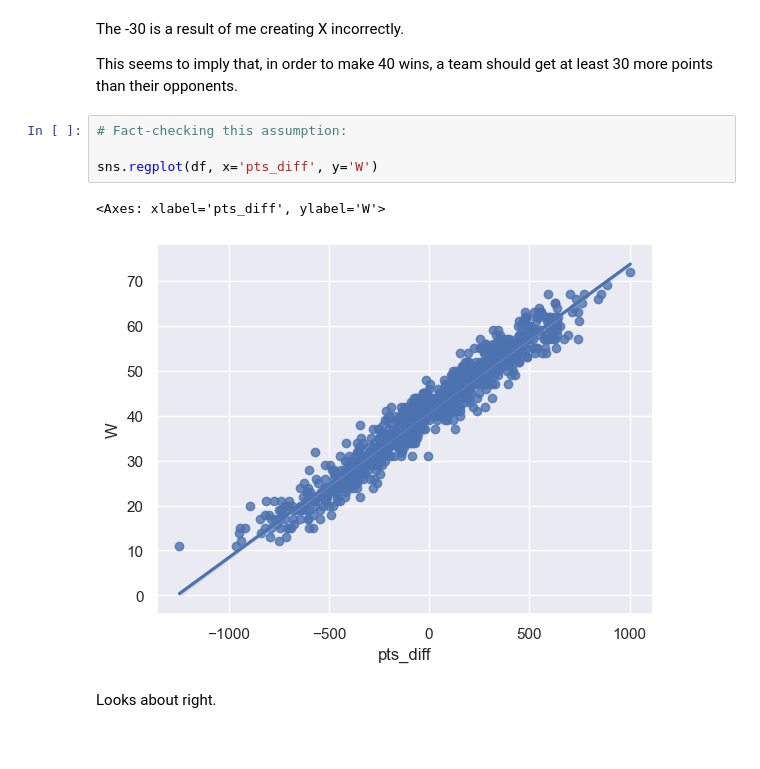
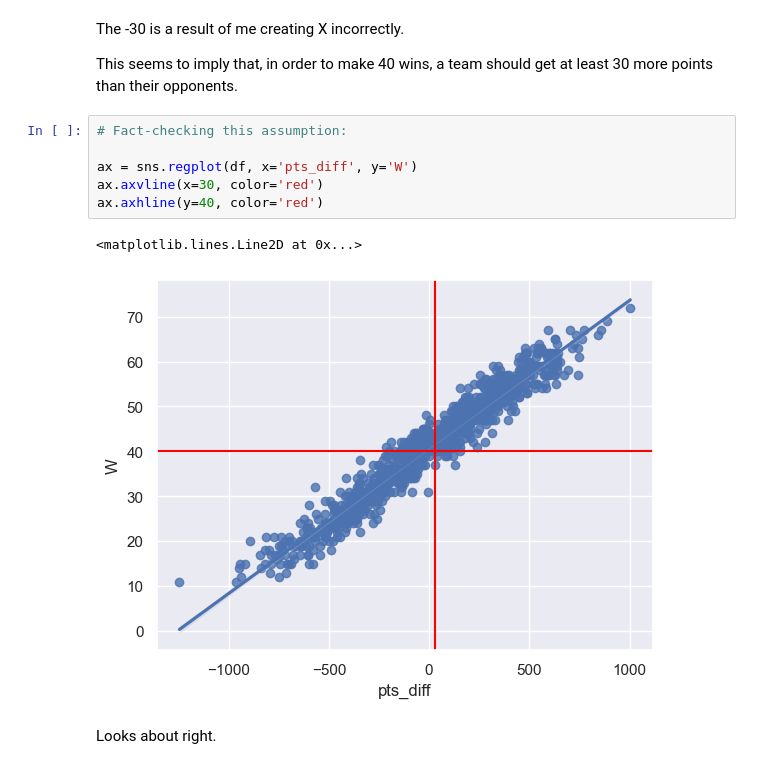
Before and after one commit to JasonWu00/my-fork-2023-fall-data-science, a Jupyter notebook: Week-06-Regression/Exercise-ZW.ipynb, the cells around one changed output. Cells and saved outputs as stored; diff of their text form.

Commit message:
added vertical and horizontal ax lines to the '30 more pts for 40 wins' chart

```diff
--- a/Week-06-Regression/Exercise-ZW.ipynb
+++ b/Week-06-Regression/Exercise-ZW.ipynb
@@ -312,10 +312,12 @@ This seems to imply that, in order to make 40 wins, a team should get at least 3
 # %%
 # Fact-checking this assumption:
 
-sns.regplot(df, x='pts_diff', y='W')
+ax = sns.regplot(df, x='pts_diff', y='W')
+ax.axvline(x=30, color='red')
+ax.axhline(y=40, color='red')
 # %% [output]
-<Axes: xlabel='pts_diff', ylabel='W'>
+<matplotlib.lines.Line2D at 0x...>
-[figure, old version]
+[figure, new version]
 # %% [markdown]
 Looks about right.
 # %% [markdown]
```
